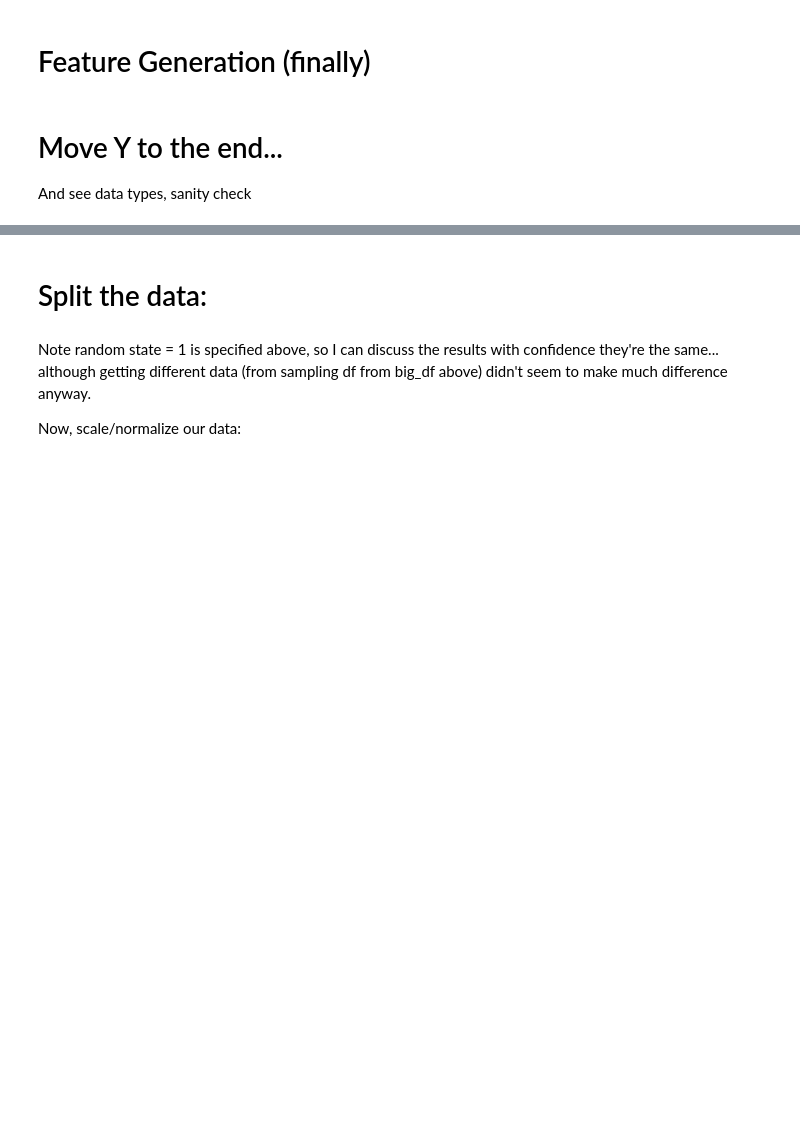
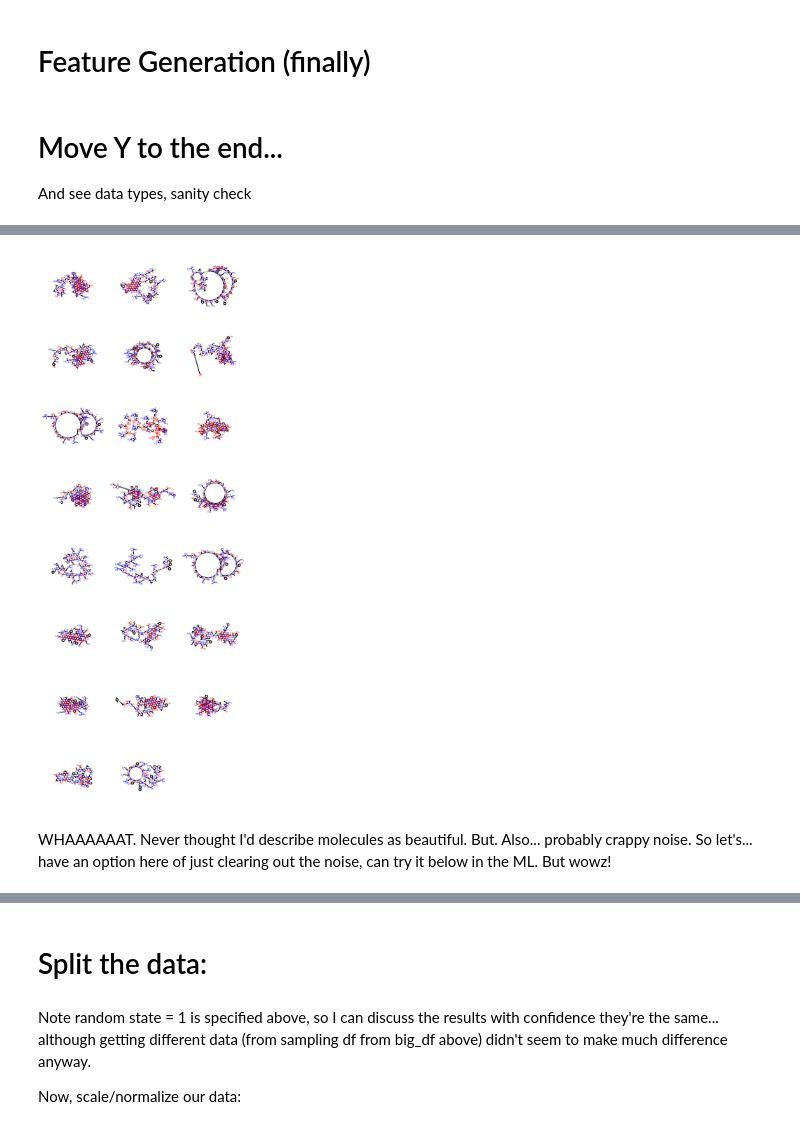
Before and after one commit to patimus-prime/proteinClassPrediction, a Jupyter notebook: presentation.ipynb, the cells around one changed output, grey strips where cells are left out. Cells and saved outputs as stored; diff of their text form; code cells hidden in the pictures; blank space fills up the shorter version.

```diff
--- a/presentation.ipynb
+++ b/presentation.ipynb
@@ -359,0 +492,12 @@ Now to finally separate out train and test samples.
+# %%
+bigMols = df[df.LabuteASA > 1250]
+# %%
+bigMols.describe()
+
+# WELL. In 1% of the data, like 10k samples, we get 23, TWENTY-THREE big molecules.
+
+pdt.FrameToGridImage(bigMols)
+# %% [output]
+[figure, added]
+# %% [markdown]
+WHAAAAAAT. Never thought I'd describe molecules as beautiful. But. Also... probably crappy noise. So let's... have an option here of just clearing out the noise, can try it below in the ML. But wowz!
```
Also changed, not shown: parts of 51 cells of this notebook.
